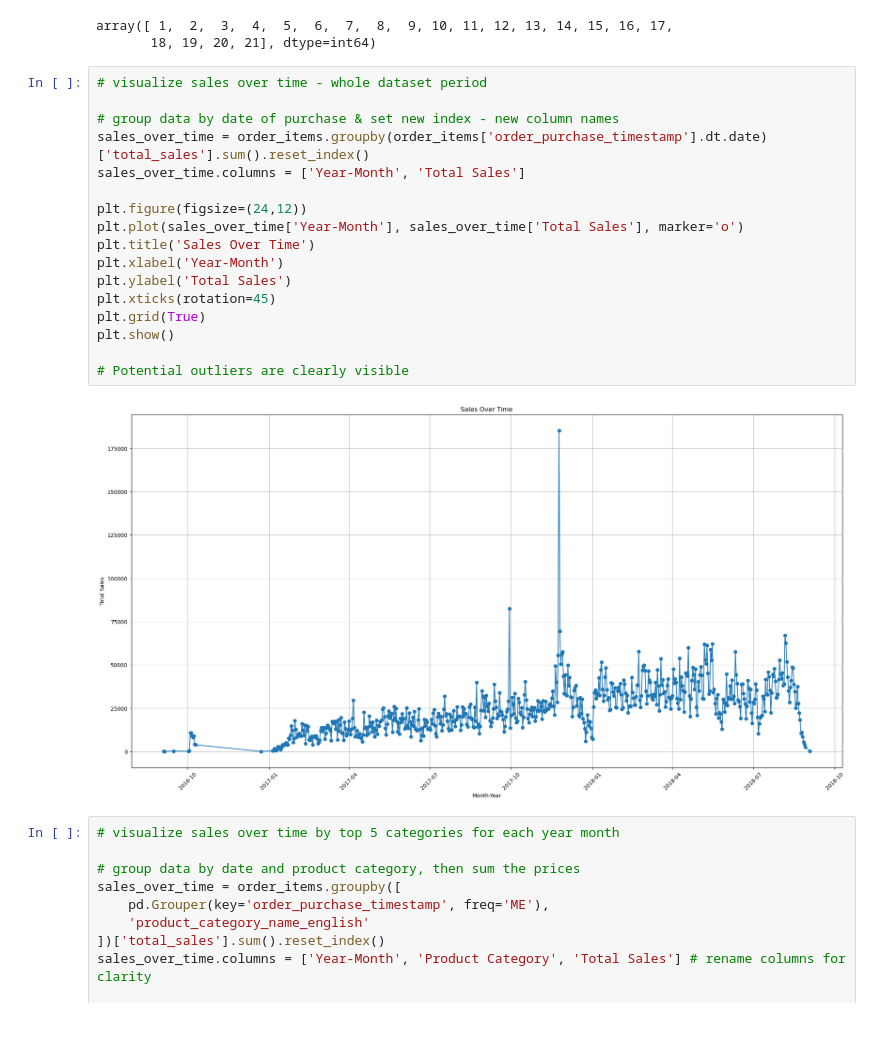
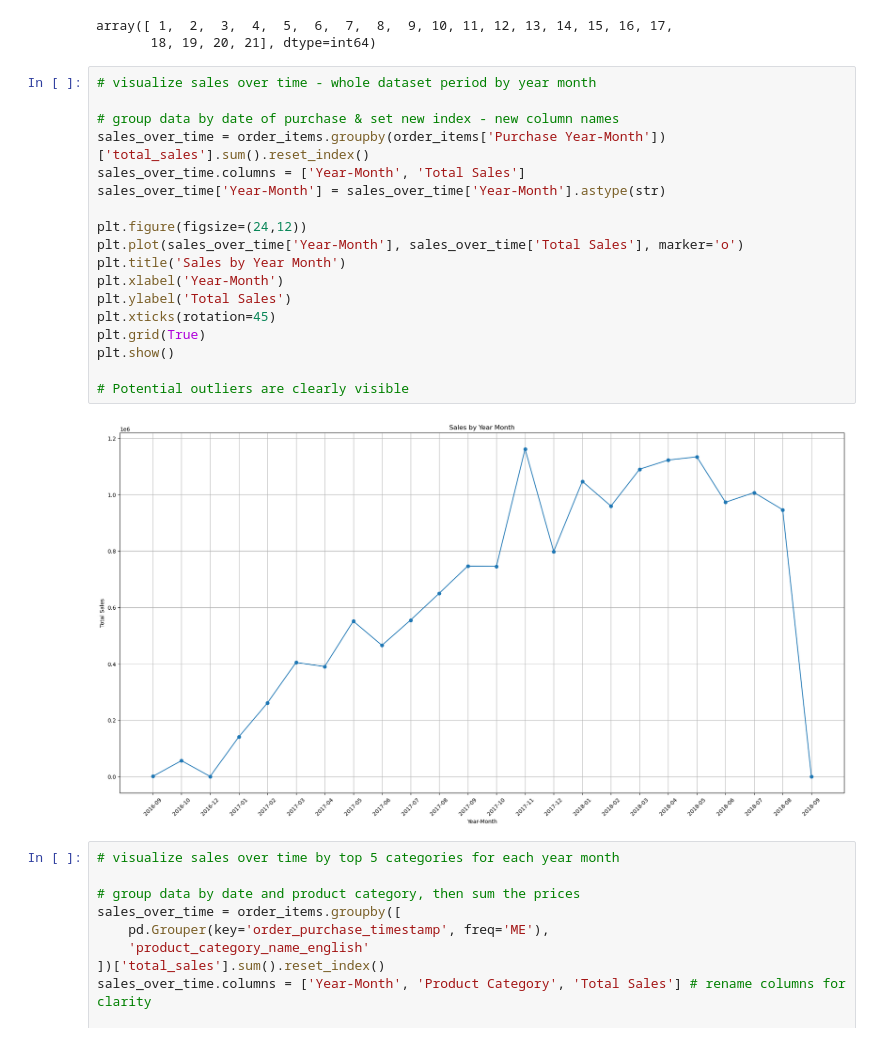
Before and after one commit to popraf/Demand-Forecasting, a Jupyter notebook: EDA.ipynb, the cells around one changed output. Saved outputs shown, nothing was run; the diff lists cells and outputs as text.

Commit message:
bug fix visualization

```diff
--- a/EDA.ipynb
+++ b/EDA.ipynb
@@ -235,24 +235,25 @@ order_items['order_item_id'].unique()
 array([ 1,  2,  3,  4,  5,  6,  7,  8,  9, 10, 11, 12, 13, 14, 15, 16, 17,
        18, 19, 20, 21], dtype=int64)
 # %%
-# visualize sales over time - whole dataset period
+# visualize sales over time - whole dataset period by year month
 
 # group data by date of purchase & set new index - new column names
-sales_over_time = order_items.groupby(order_items['order_purchase_timestamp'].dt.date)['total_sales'].sum().reset_index()
+sales_over_time = order_items.groupby(order_items['Purchase Year-Month'])['total_sales'].sum().reset_index()
 sales_over_time.columns = ['Year-Month', 'Total Sales']
+sales_over_time['Year-Month'] = sales_over_time['Year-Month'].astype(str)
 
 plt.figure(figsize=(24,12))
 plt.plot(sales_over_time['Year-Month'], sales_over_time['Total Sales'], marker='o')
-plt.title('Sales Over Time')
+plt.title('Sales by Year Month')
 plt.xlabel('Year-Month')
 plt.ylabel('Total Sales')
 plt.xticks(rotation=45)
 plt.grid(True)
 plt.show()
 
 # Potential outliers are clearly visible
 # %% [output]
-[figure, old version]
+[figure, new version]
 # %%
 # visualize sales over time by top 5 categories for each year month
 
```
Also changed, not shown: parts of 2 cells of this notebook.
